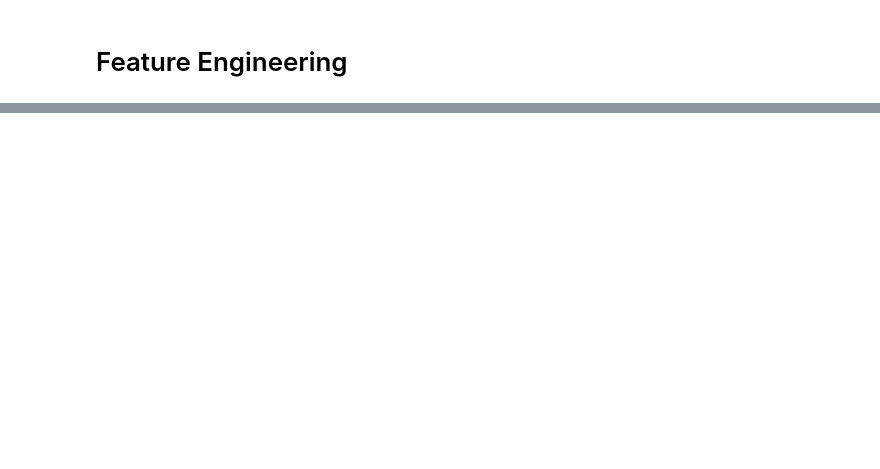
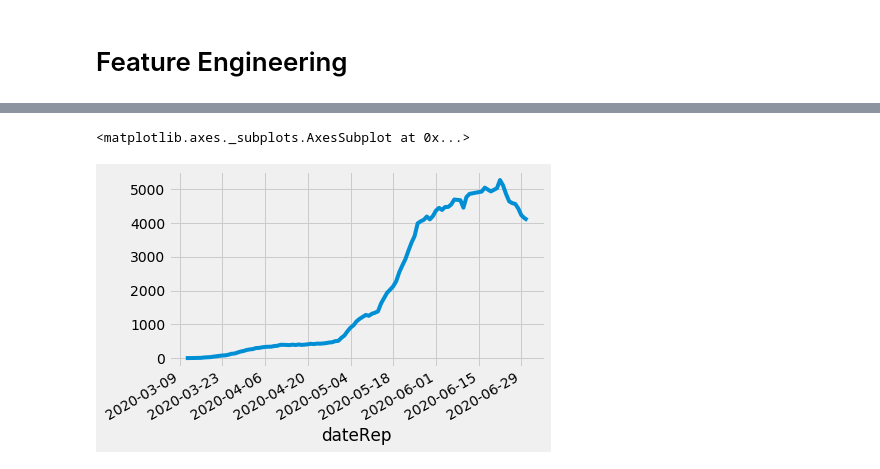
Before and after one commit to sherna90/mineria_datos, a Jupyter notebook: 2.-feature_engineering.ipynb, the cells around one changed output, grey strips where cells are left out. Cells and saved outputs as stored; diff of their text form; code cells hidden in the pictures; blank space fills up the shorter version.

```diff
--- a/2.-feature_engineering.ipynb
+++ b/2.-feature_engineering.ipynb
@@ -32,0 +70,5 @@ grouped_df=latin_america.groupby(['countriesAndTerritories','dateRep'],sort=['da
+# %%
+grouped_df['Chile'][removed_outliers].rolling(7).mean().plot()
+# %% [output]
+<matplotlib.axes._subplots.AxesSubplot at 0x...>
+[figure, added]
```
Also changed, not shown: parts of 14 cells of this notebook, 1 other file.
